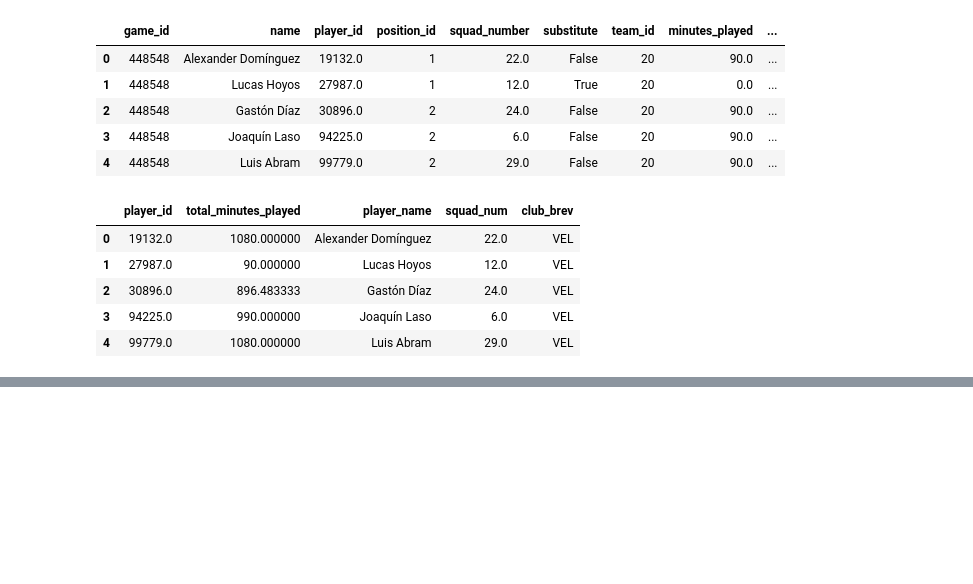
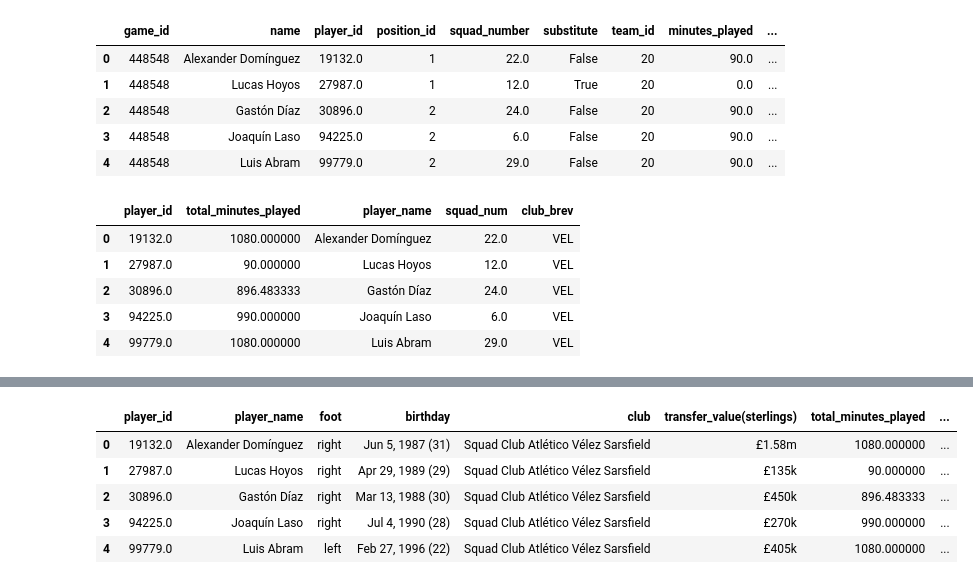
Before and after one commit to d-v-dlee/super_liga_xg, a Jupyter notebook: mongo_player_dec.ipynb, the cells around one changed output, grey strips where cells are left out. Saved outputs shown, nothing was run; the diff lists cells and outputs as text; code cells hidden in the pictures; blank space fills up the shorter version.

```diff
--- a/mongo_player_dec.ipynb
+++ b/mongo_player_dec.ipynb
@@ -246,0 +267,9 @@ player_merge_df[columns]
+# %%
+player_merge.head()
+# %% [output]
+|  | player_id | player_name | foot | birthday | club | transfer_value(sterlings) | total_minutes_played | ... |
+| 0 | 19132.0 | Alexander Domínguez | right | Jun 5, 1987 (31) | Squad Club Atlético Vélez Sarsfield | £1.58m | 1080.000000 | ... |
+| 1 | 27987.0 | Lucas Hoyos | right | Apr 29, 1989 (29) | Squad Club Atlético Vélez Sarsfield | £135k | 90.000000 | ... |
+| 2 | 30896.0 | Gastón Díaz | right | Mar 13, 1988 (30) | Squad Club Atlético Vélez Sarsfield | £450k | 896.483333 | ... |
+| 3 | 94225.0 | Joaquín Laso | right | Jul 4, 1990 (28) | Squad Club Atlético Vélez Sarsfield | £270k | 990.000000 | ... |
+| 4 | 99779.0 | Luis Abram | left | Feb 27, 1996 (22) | Squad Club Atlético Vélez Sarsfield | £405k | 1080.000000 | ... |
```
Also changed, not shown: parts of 11 cells of this notebook, 1 other file.
